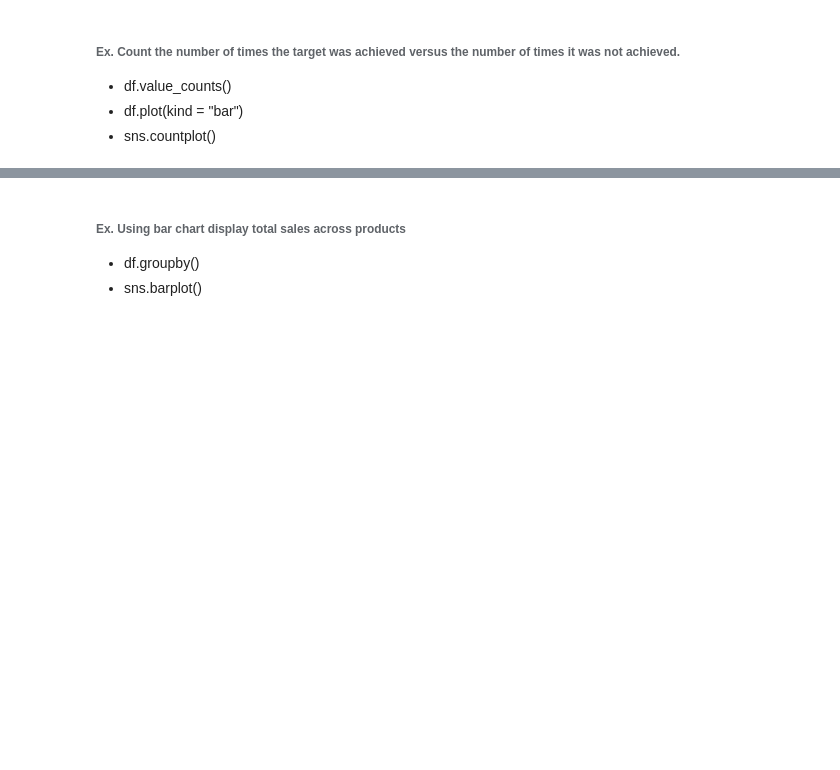
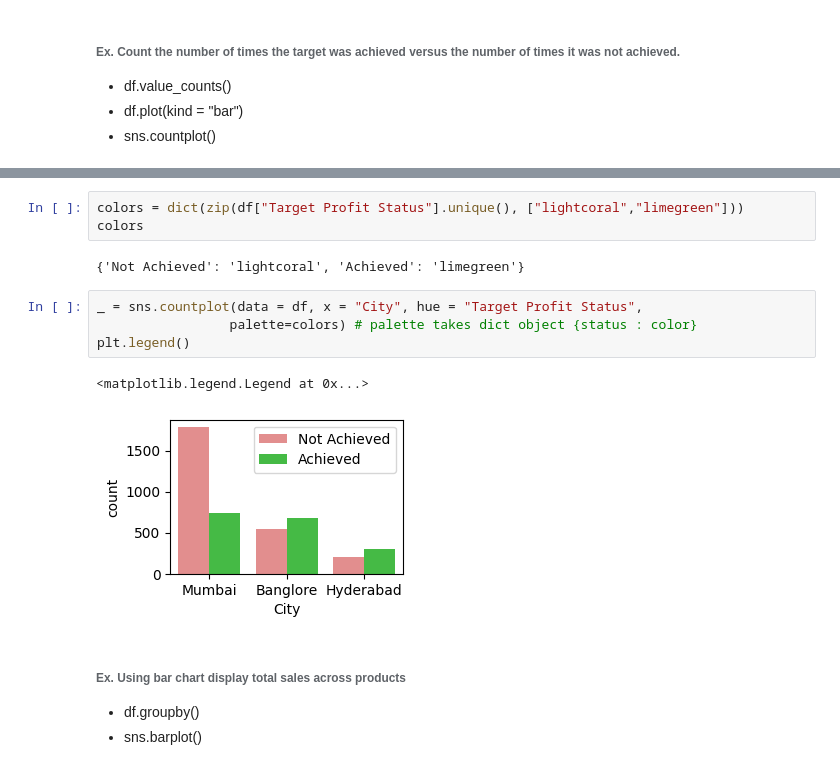
Before and after one commit to knowledge-corner/Renault-Nissan-Python-Training, a Jupyter notebook: Day - 4.ipynb, the cells around one changed output, grey strips where cells are left out. Cells and saved outputs as stored; diff of their text form; blank space fills up the shorter version.

Commit message:
colors

```diff
--- a/Day - 4.ipynb
+++ b/Day - 4.ipynb
@@ -39,3 +63,15 @@ df.head()
+# %%
+colors = dict(zip(df["Target Profit Status"].unique(), ["lightcoral","limegreen"]))
+colors
+# %% [output]
+{'Not Achieved': 'lightcoral', 'Achieved': 'limegreen'}
+# %%
+_ = sns.countplot(data = df, x = "City", hue = "Target Profit Status",
+                 palette=colors) # palette takes dict object {status : color}
+plt.legend()
+# %% [output]
+<matplotlib.legend.Legend at 0x...>
+[figure, added]
 # %% [markdown]
 ###### Ex. Using bar chart display total sales across products
 - df.groupby()
```
Also changed, not shown: parts of 18 cells of this notebook, 1 other file.
